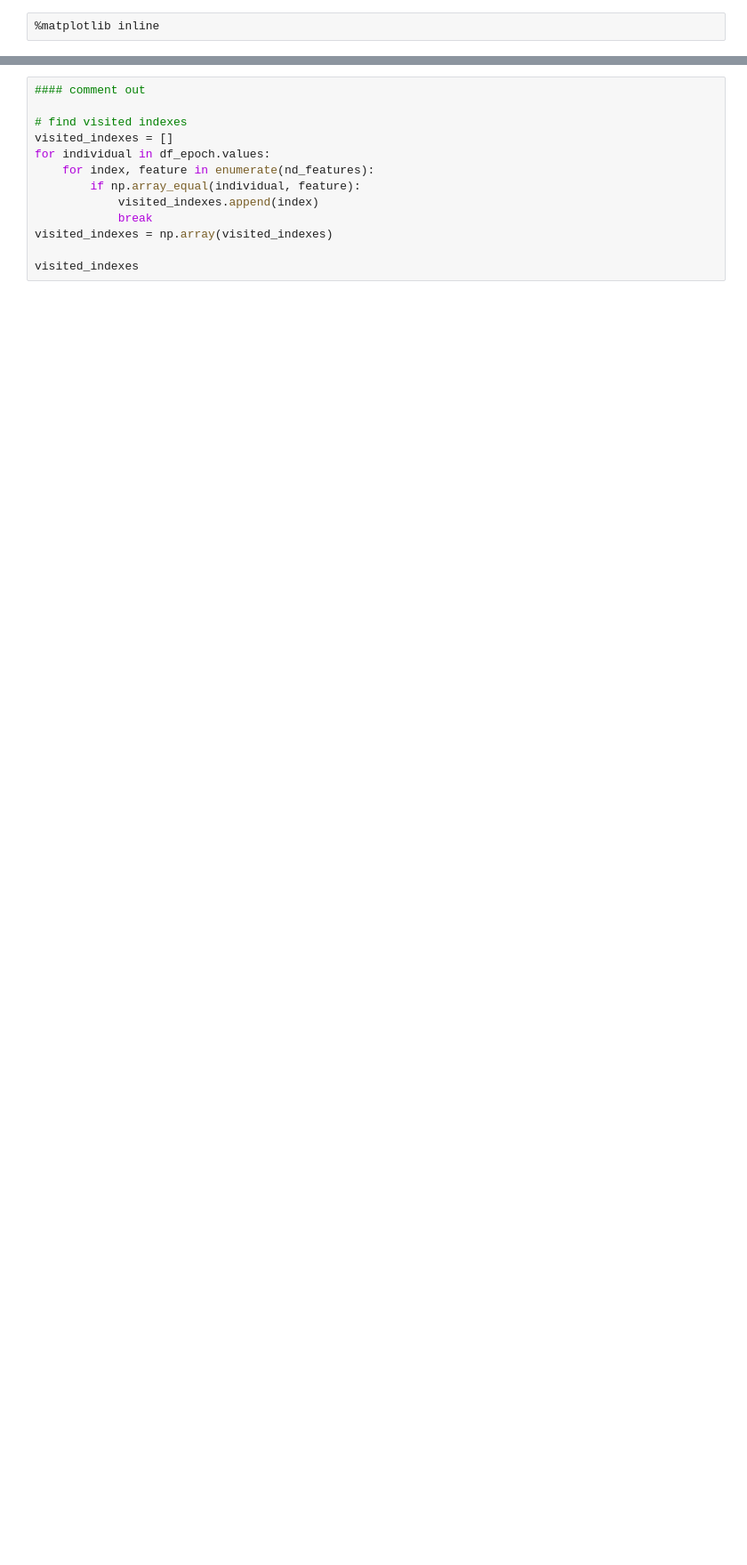
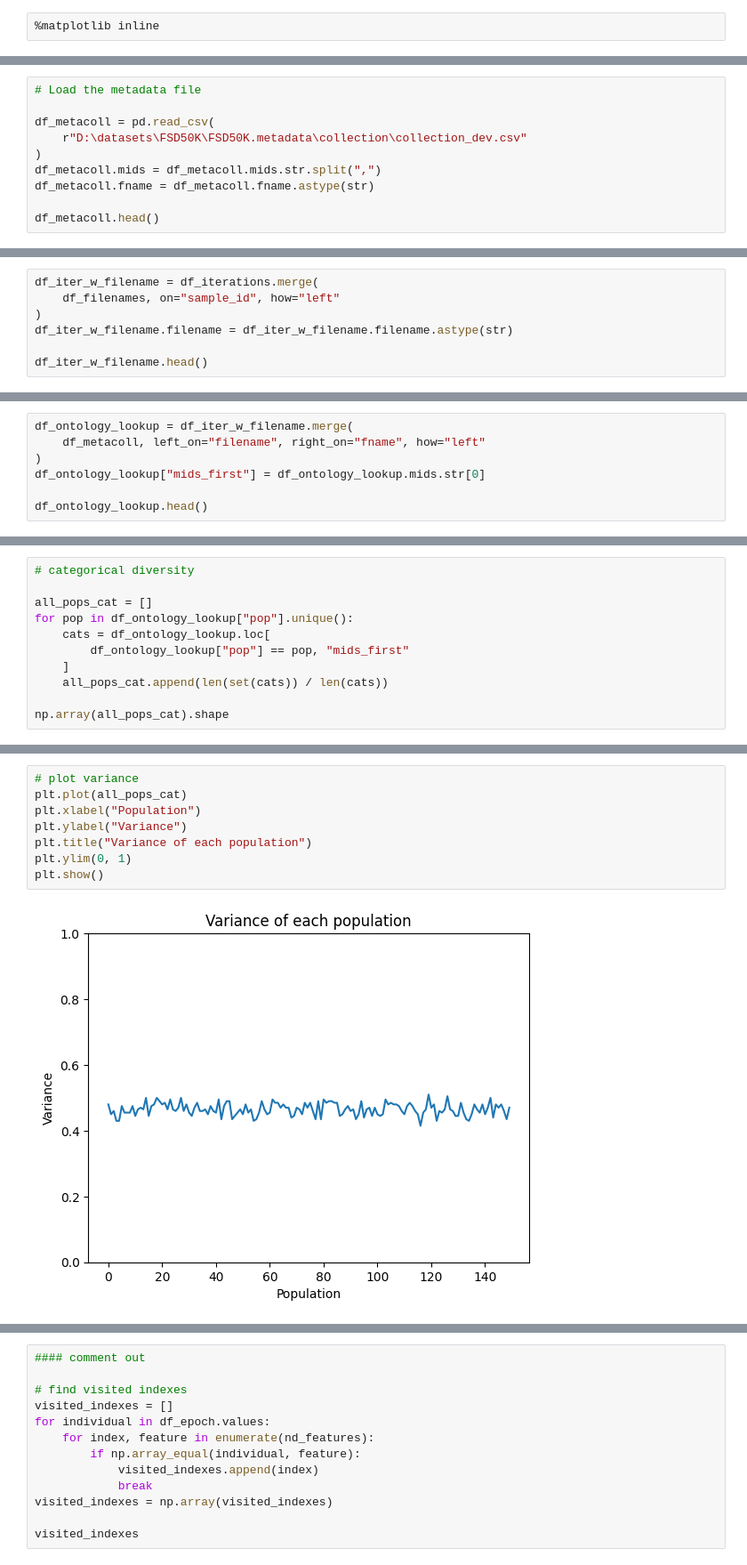
Before and after one commit to aememis/IEMA, a Jupyter notebook: code/analysis2.ipynb, the cells around one changed output, grey strips where cells are left out. Shown: that part at 89% size. Cells and saved outputs as stored; diff of their text form; blank space fills up the shorter version.

```diff
--- a/code/analysis2.ipynb
+++ b/code/analysis2.ipynb
@@ -40,0 +73,10 @@ df_iterations.describe()
+# %%
+# Load the metadata file
+
+df_metacoll = pd.read_csv(
+    r"D:\datasets\FSD50K\FSD50K.metadata\collection\collection_dev.csv"
+)
+df_metacoll.mids = df_metacoll.mids.str.split(",")
+df_metacoll.fname = df_metacoll.fname.astype(str)
+
+df_metacoll.head()
@@ -40,0 +90,7 @@ df_iterations.describe()
+# %%
+df_iter_w_filename = df_iterations.merge(
+    df_filenames, on="sample_id", how="left"
+)
+df_iter_w_filename.filename = df_iter_w_filename.filename.astype(str)
+
+df_iter_w_filename.head()
@@ -40,0 +104,7 @@ df_iterations.describe()
+# %%
+df_ontology_lookup = df_iter_w_filename.merge(
+    df_metacoll, left_on="filename", right_on="fname", how="left"
+)
+df_ontology_lookup["mids_first"] = df_ontology_lookup.mids.str[0]
+
+df_ontology_lookup.head()
@@ -40,0 +118,11 @@ df_iterations.describe()
+# %%
+# categorical diversity
+
+all_pops_cat = []
+for pop in df_ontology_lookup["pop"].unique():
+    cats = df_ontology_lookup.loc[
+        df_ontology_lookup["pop"] == pop, "mids_first"
+    ]
+    all_pops_cat.append(len(set(cats)) / len(cats))
+
+np.array(all_pops_cat).shape
@@ -40,0 +131,10 @@ df_iterations.describe()
+# %%
+# plot variance
+plt.plot(all_pops_cat)
+plt.xlabel("Population")
+plt.ylabel("Variance")
+plt.title("Variance of each population")
+plt.ylim(0, 1)
+plt.show()
+# %% [output]
+[figure, added]
```
Also changed, not shown: parts of 17 cells of this notebook, 18 other files.
